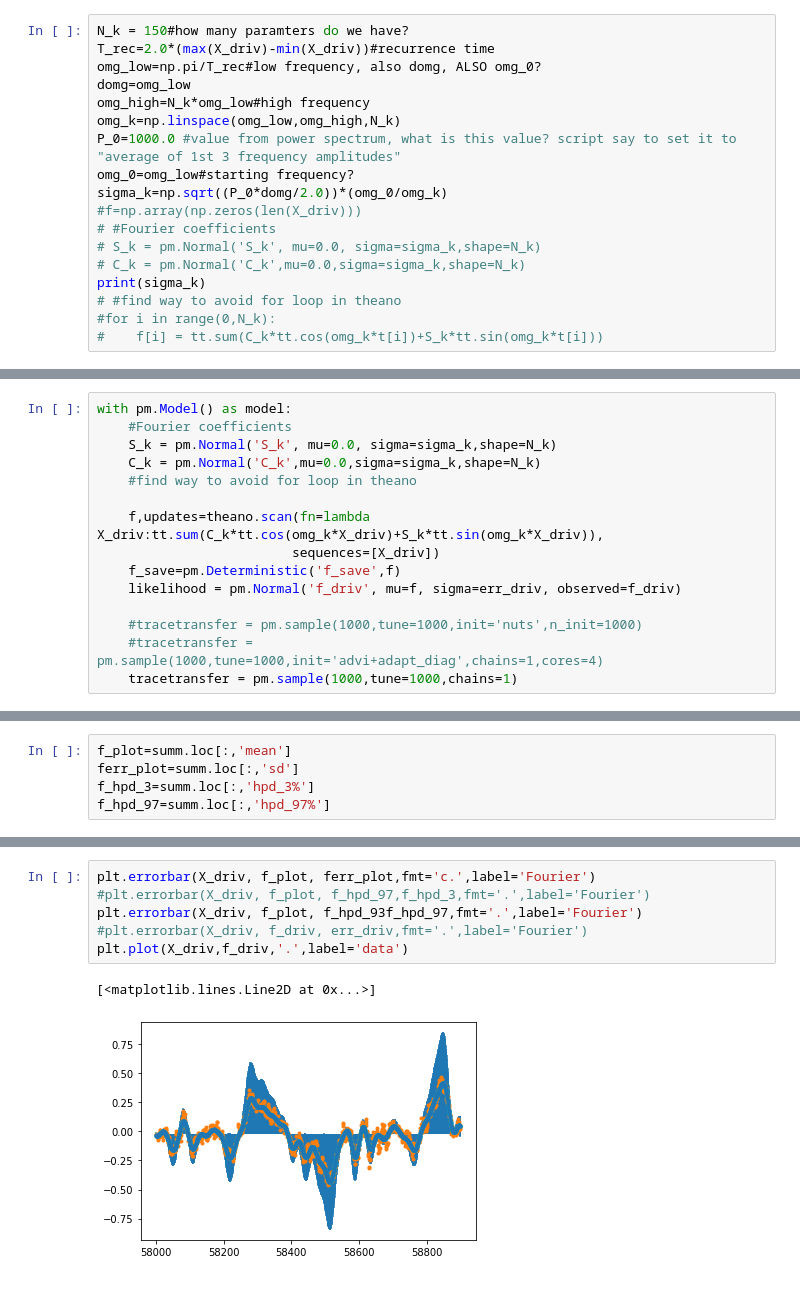
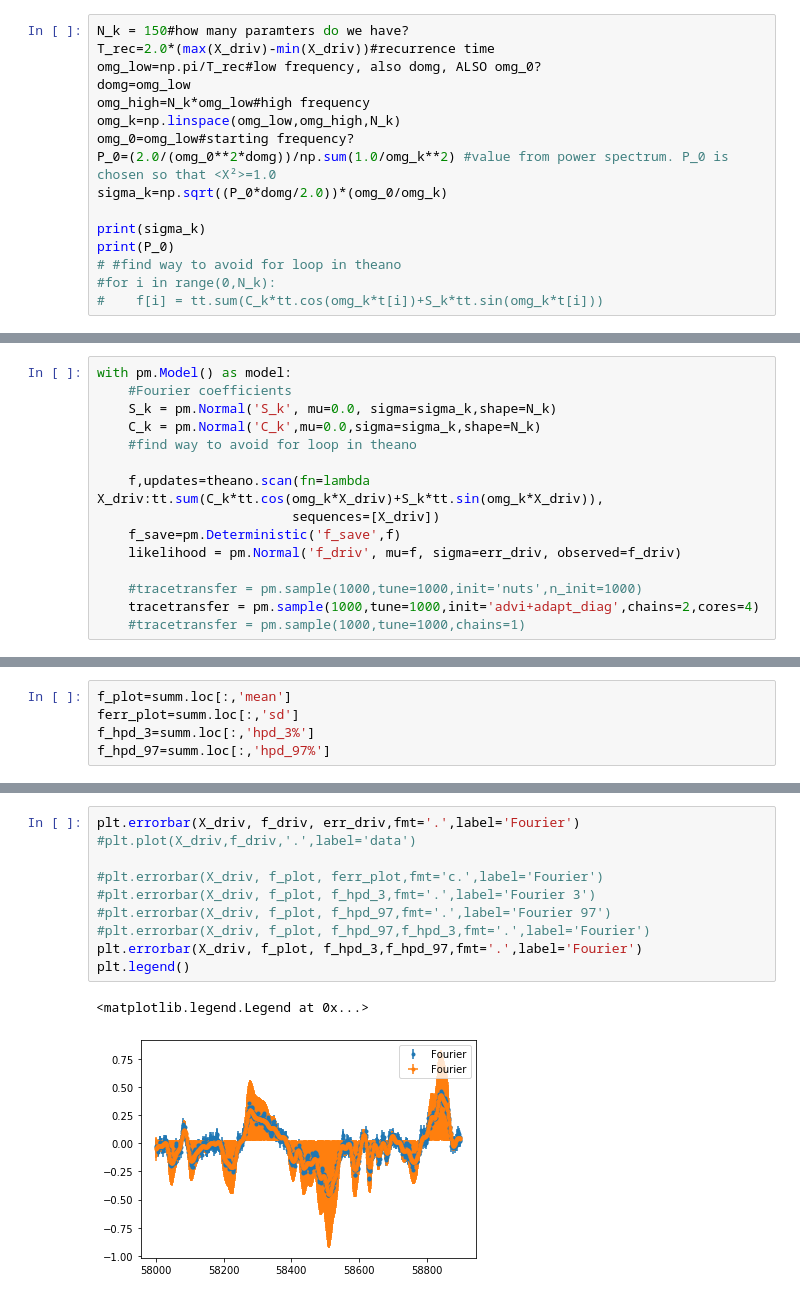
Before and after one commit to MalteBrinch/Master-Thesis-Code, a Jupyter notebook: Fourier series test.ipynb, the cells around one changed output, grey strips where cells are left out. Saved outputs shown, nothing was run; the diff lists cells and outputs as text.

```diff
--- a/Fourier series test.ipynb
+++ b/Fourier series test.ipynb
@@ -34,14 +34,12 @@ omg_low=np.pi/T_rec#low frequency, also domg, ALSO omg_0?
 domg=omg_low
 omg_high=N_k*omg_low#high frequency
 omg_k=np.linspace(omg_low,omg_high,N_k)
-P_0=1000.0 #value from power spectrum, what is this value? script say to set it to "average of 1st 3 frequency amplitudes"
 omg_0=omg_low#starting frequency?
+P_0=(2.0/(omg_0**2*domg))/np.sum(1.0/omg_k**2) #value from power spectrum. P_0 is chosen so that <X²>=1.0
 sigma_k=np.sqrt((P_0*domg/2.0))*(omg_0/omg_k)
-#f=np.array(np.zeros(len(X_driv)))
-# #Fourier coefficients
-# S_k = pm.Normal('S_k', mu=0.0, sigma=sigma_k,shape=N_k)
-# C_k = pm.Normal('C_k',mu=0.0,sigma=sigma_k,shape=N_k)
+
 print(sigma_k)
+print(P_0)
 # #find way to avoid for loop in theano
 #for i in range(0,N_k):
 #    f[i] = tt.sum(C_k*tt.cos(omg_k*t[i])+S_k*tt.sin(omg_k*t[i]))
@@ -76,7 +74,7 @@ with pm.Model() as model:
     likelihood = pm.Normal('f_driv', mu=f, sigma=err_driv, observed=f_driv)
 
     #tracetransfer = pm.sample(1000,tune=1000,init='nuts',n_init=1000)
-    #tracetransfer = pm.sample(1000,tune=1000,init='advi+adapt_diag',chains=1,cores=4)
-    tracetransfer = pm.sample(1000,tune=1000,chains=1)
+    tracetransfer = pm.sample(1000,tune=1000,init='advi+adapt_diag',chains=2,cores=4)
+    #tracetransfer = pm.sample(1000,tune=1000,chains=1)
 # %% [output]
 Auto-assigning NUTS sampler...
@@ -130,13 +111,17 @@ f_save[5]    0.014
 Name: sd, dtype: float64
 # %%
-plt.errorbar(X_driv, f_plot, ferr_plot,fmt='c.',label='Fourier')
+plt.errorbar(X_driv, f_driv, err_driv,fmt='.',label='Fourier')
+#plt.plot(X_driv,f_driv,'.',label='data')
+
+#plt.errorbar(X_driv, f_plot, ferr_plot,fmt='c.',label='Fourier')
+#plt.errorbar(X_driv, f_plot, f_hpd_3,fmt='.',label='Fourier 3')
+#plt.errorbar(X_driv, f_plot, f_hpd_97,fmt='.',label='Fourier 97')
 #plt.errorbar(X_driv, f_plot, f_hpd_97,f_hpd_3,fmt='.',label='Fourier')
-plt.errorbar(X_driv, f_plot, f_hpd_93f_hpd_97,fmt='.',label='Fourier')
-#plt.errorbar(X_driv, f_driv, err_driv,fmt='.',label='Fourier')
-plt.plot(X_driv,f_driv,'.',label='data')
+plt.errorbar(X_driv, f_plot, f_hpd_3,f_hpd_97,fmt='.',label='Fourier')
+plt.legend()
 # %% [output]
-[<matplotlib.lines.Line2D at 0x...>]
+<matplotlib.legend.Legend at 0x...>
-[figure, old version]
+[figure, new version]
 # %%
 #plt.errorbar(X_driv, f_driv, err_driv,fmt='.',label='Fourier')
 plt.plot(X_driv,f_driv,'.',label='data')
```
Also changed, not shown: parts of 7 cells of this notebook.
